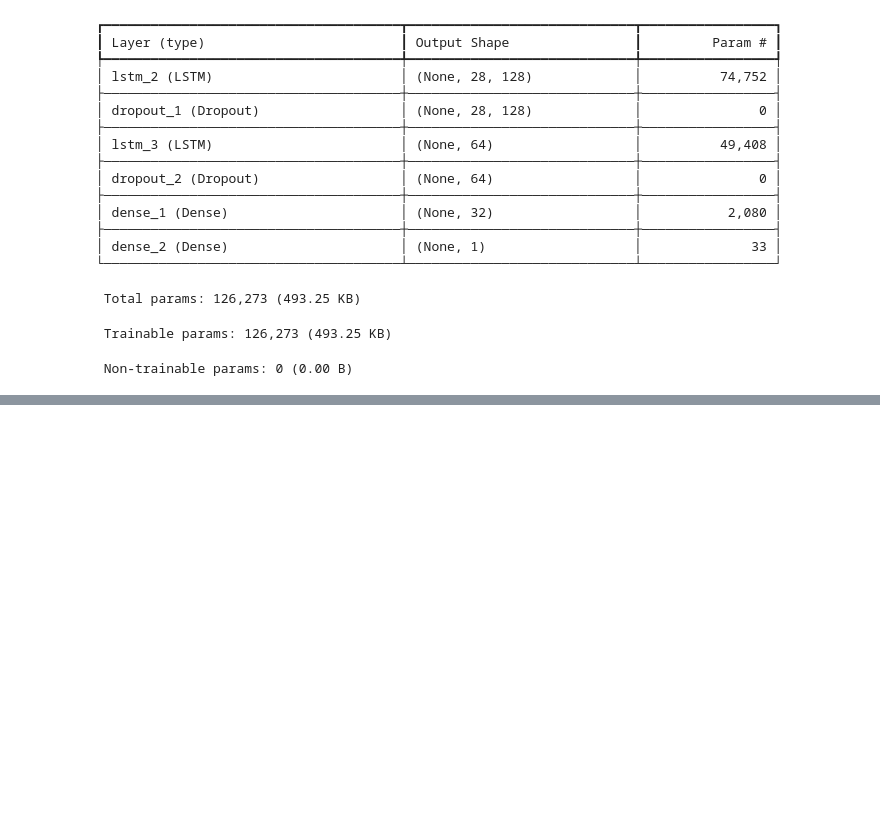
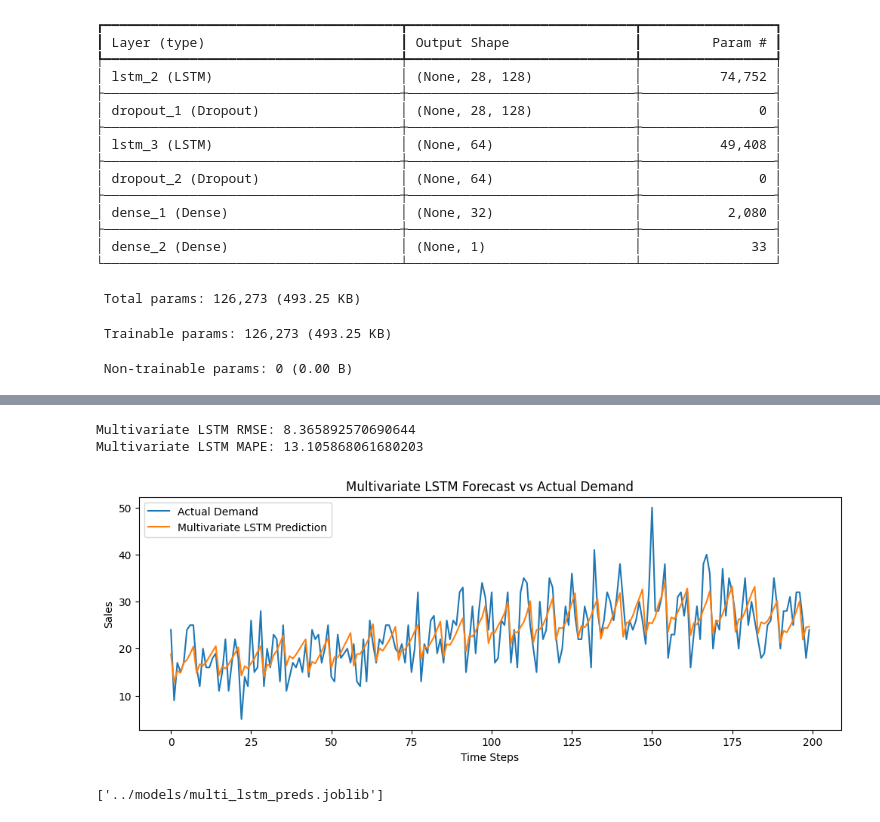
Before and after one commit to Devashish-Rawat1/StockSense, a Jupyter notebook: notebooks/04_modeling_lstm.ipynb, the cells around one changed output, grey strips where cells are left out. Cells and saved outputs as stored; diff of their text form; code cells hidden in the pictures; blank space fills up the shorter version.

```diff
--- a/notebooks/04_modeling_lstm.ipynb
+++ b/notebooks/04_modeling_lstm.ipynb
@@ -283,0 +284,8 @@ Epoch 12/25
+# %%
+val_preds_scaled = model.predict(X_val_seq)
+
+val_preds_multi = scaler_y.inverse_transform(val_preds_scaled)
+
+y_val_actual = scaler_y.inverse_transform(
+    y_val_seq.reshape(-1,1)
+)
@@ -283,0 +294,28 @@ Epoch 12/25
+# %%
+rmse_lstm = np.sqrt(mean_squared_error(y_val_actual, val_preds))
+mape_lstm = np.mean(np.abs((y_val_actual - val_preds) / y_val_actual)) * 100
+
+print("Multivariate LSTM RMSE:", rmse_lstm)
+print("Multivariate LSTM MAPE:", mape_lstm)
+# %% [output]
+Multivariate LSTM RMSE: 8.365892570690644
+Multivariate LSTM MAPE: 13.105868061680203
+# %%
+plt.figure(figsize=(12,4))
+
+plt.plot(y_val_actual[:200], label="Actual Demand")
+plt.plot(val_preds_multi[:200], label="Multivariate LSTM Prediction")
+
+plt.title("Multivariate LSTM Forecast vs Actual Demand")
+plt.xlabel("Time Steps")
+plt.ylabel("Sales")
+plt.legend()
+plt.show()
+# %% [output]
+[figure, added]
+# %%
+import joblib
+model.save("../models/multi_lstm_model.keras")
+joblib.dump(val_preds_multi, "../models/multi_lstm_preds.joblib")
+# %% [output]
+['../models/multi_lstm_preds.joblib']
```
Also changed, not shown: parts of 3 cells of this notebook, 13 other files.
